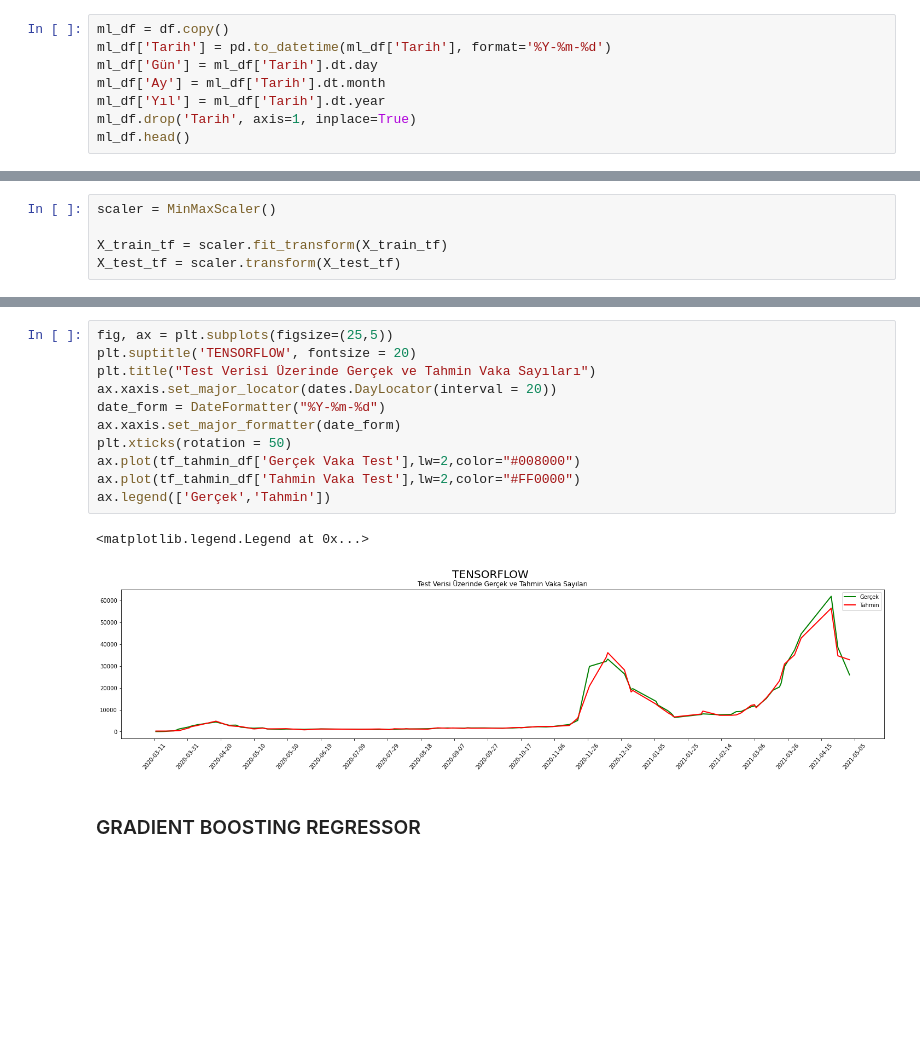
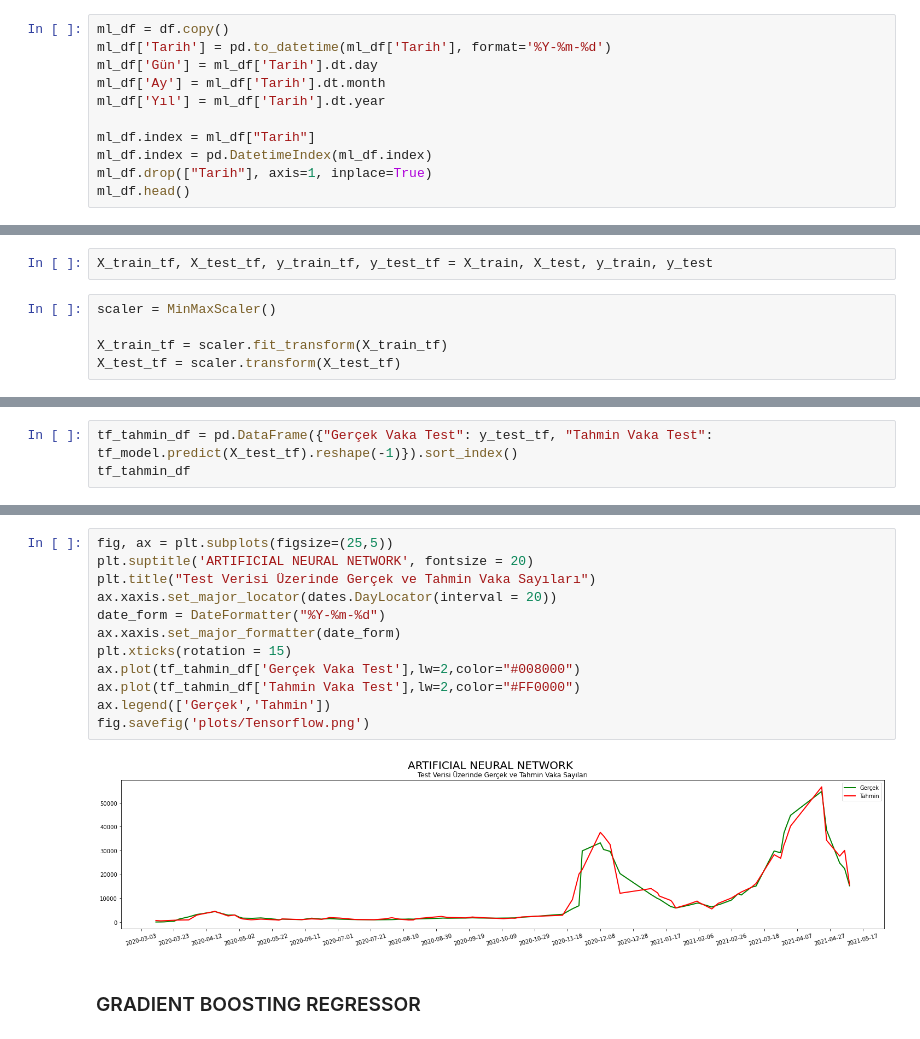
Before and after one commit to nafizcntz/Covid19-Tr-Forecasting, a Jupyter notebook: covid_tr.ipynb, the cells around one changed output, grey strips where cells are left out. Cells and saved outputs as stored; diff of their text form; blank space fills up the shorter version.

```diff
--- a/covid_tr.ipynb
+++ b/covid_tr.ipynb
@@ -633,7 +630,10 @@ ml_df['Tarih'] = pd.to_datetime(ml_df['Tarih'], format='%Y-%m-%d')
 ml_df['Gün'] = ml_df['Tarih'].dt.day
 ml_df['Ay'] = ml_df['Tarih'].dt.month
 ml_df['Yıl'] = ml_df['Tarih'].dt.year
-ml_df.drop('Tarih', axis=1, inplace=True)
+
+ml_df.index = ml_df["Tarih"]
+ml_df.index = pd.DatetimeIndex(ml_df.index)
+ml_df.drop(["Tarih"], axis=1, inplace=True)
 ml_df.head()
 # %% [output]
 |  | Toplam Test Sayısı | Toplam Vaka Sayısı | Toplam Vefat Sayısı | Hastalarda Zatürre Oranı (%) | Ağır Hasta Sayısı | ... |
@@ -863,3 +826,5 @@ X_train_tf, X_test_tf, y_train_tf, y_test_tf = train_test_split(X_tf, y_tf, test
+# %%
+X_train_tf, X_test_tf, y_train_tf, y_test_tf = X_train, X_test, y_train, y_test
 # %%
 scaler = MinMaxScaler()
 
@@ -974,0 +900,3 @@ tf_tahmin_df.head()
+# %%
+tf_tahmin_df = pd.DataFrame({"Gerçek Vaka Test": y_test_tf, "Tahmin Vaka Test": tf_model.predict(X_test_tf).reshape(-1)}).sort_index()
+tf_tahmin_df
@@ -975,17 +918,17 @@ tf_tahmin_df.head()
 # %%
 fig, ax = plt.subplots(figsize=(25,5))
-plt.suptitle('TENSORFLOW', fontsize = 20)
+plt.suptitle('ARTIFICIAL NEURAL NETWORK', fontsize = 20)
 plt.title("Test Verisi Üzerinde Gerçek ve Tahmin Vaka Sayıları")
 ax.xaxis.set_major_locator(dates.DayLocator(interval = 20))
 date_form = DateFormatter("%Y-%m-%d")
 ax.xaxis.set_major_formatter(date_form)
-plt.xticks(rotation = 50)
+plt.xticks(rotation = 15)
 ax.plot(tf_tahmin_df['Gerçek Vaka Test'],lw=2,color="#008000")
 ax.plot(tf_tahmin_df['Tahmin Vaka Test'],lw=2,color="#FF0000")
 ax.legend(['Gerçek','Tahmin'])
+fig.savefig('plots/Tensorflow.png')
 # %% [output]
-<matplotlib.legend.Legend at 0x...>
-[figure, old version]
+[figure, new version]
 # %% [markdown]
 ### GRADIENT BOOSTING REGRESSOR
 # %%
```
Also changed, not shown: parts of 58 cells of this notebook, 11 other files.
